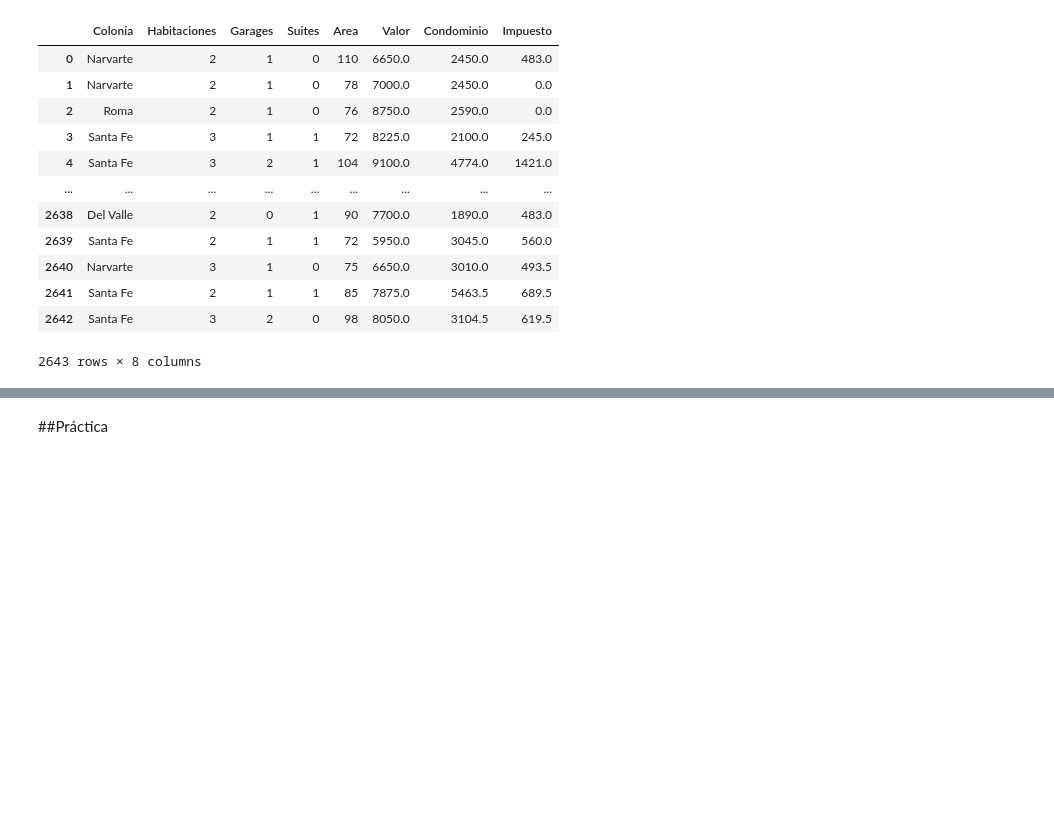
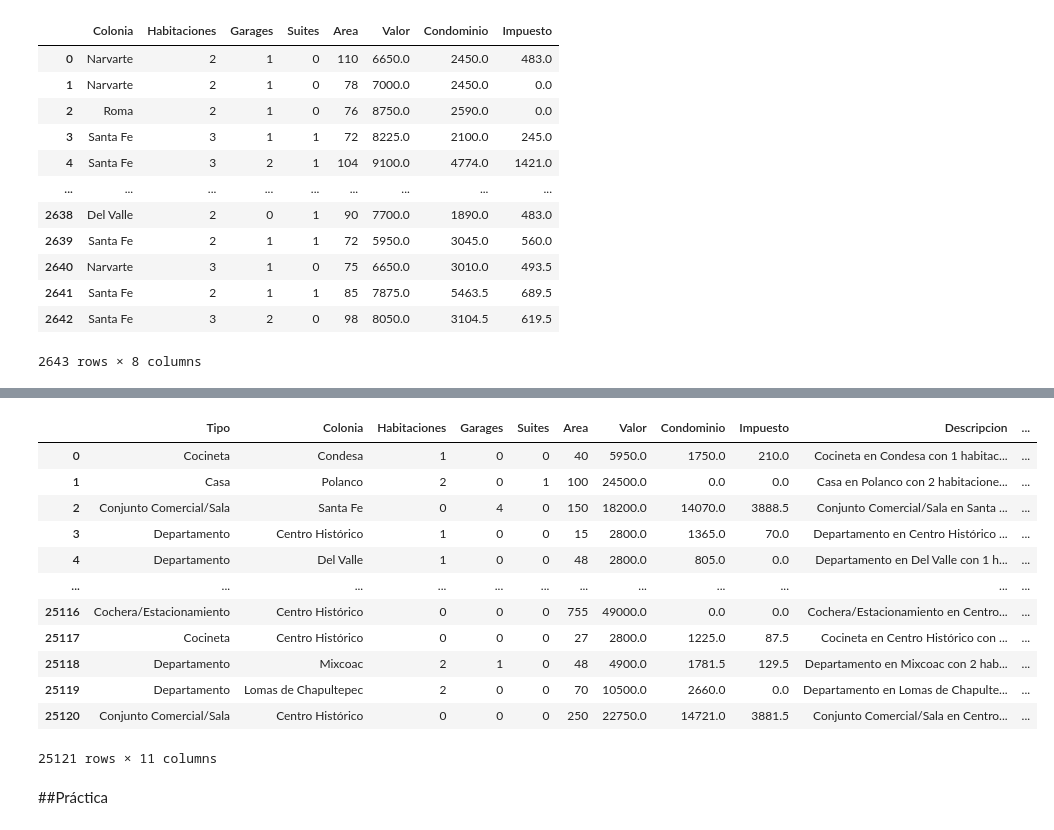
Before and after one commit to AenimaLabs/2061-pandas-conociendo-la-biblioteca, a Jupyter notebook: inmuebles_cdmx.ipynb, the cells around one changed output, grey strips where cells are left out. Drawn from its saved outputs; the diff is of its cells as text; code cells hidden in the pictures; blank space fills up the shorter version.

```diff
--- a/inmuebles_cdmx.ipynb
+++ b/inmuebles_cdmx.ipynb
@@ -797,0 +830,3 @@ pd.read_csv("/content/drive/MyDrive/deptos_2dormitorios_menor10500_mayor70m2.csv
+# %%
+datos_sin_nulos["Descripcion"] = datos_sin_nulos["Tipo"] + " en " + datos_sin_nulos["Colonia"] + " con " + datos_sin_nulos["Habitaciones"].astype(str) + " habitaciones y " + datos_sin_nulos["Garages"].astype(str) + " plazas de estacionamiento"
+datos_sin_nulos.head()
@@ -797,0 +840,3 @@ pd.read_csv("/content/drive/MyDrive/deptos_2dormitorios_menor10500_mayor70m2.csv
+# %%
+datos_sin_nulos["Tiene_suite"] = datos_sin_nulos["Suites"].apply(lambda x: "Sí" if x > 0 else "No")
+datos_sin_nulos.head()
@@ -798,3 +850,20 @@ pd.read_csv("/content/drive/MyDrive/deptos_2dormitorios_menor10500_mayor70m2.csv
+# %%
+datos_sin_nulos.to_csv("/content/drive/MyDrive/datos_sin_nulos_columnas.csv", index=False)
+pd.read_csv("/content/drive/MyDrive/datos_sin_nulos_columnas.csv")
+# %% [output]
+|  | Tipo | Colonia | Habitaciones | Garages | Suites | Area | Valor | Condominio | Impuesto | Descripcion | ... |
+| 0 | Cocineta | Condesa | 1 | 0 | 0 | 40 | 5950.0 | 1750.0 | 210.0 | Cocineta en Condesa con 1 habitac... | ... |
+| 1 | Casa | Polanco | 2 | 0 | 1 | 100 | 24500.0 | 0.0 | 0.0 | Casa en Polanco con 2 habitacione... | ... |
+| 2 | Conjunto Comercial/Sala | Santa Fe | 0 | 4 | 0 | 150 | 18200.0 | 14070.0 | 3888.5 | Conjunto Comercial/Sala en Santa ... | ... |
+| 3 | Departamento | Centro Histórico | 1 | 0 | 0 | 15 | 2800.0 | 1365.0 | 70.0 | Departamento en Centro Histórico ... | ... |
+| 4 | Departamento | Del Valle | 1 | 0 | 0 | 48 | 2800.0 | 805.0 | 0.0 | Departamento en Del Valle con 1 h... | ... |
+| ... | ... | ... | ... | ... | ... | ... | ... | ... | ... | ... | ... |
+| 25116 | Cochera/Estacionamiento | Centro Histórico | 0 | 0 | 0 | 755 | 49000.0 | 0.0 | 0.0 | Cochera/Estacionamiento en Centro... | ... |
+| 25117 | Cocineta | Centro Histórico | 0 | 0 | 0 | 27 | 2800.0 | 1225.0 | 87.5 | Cocineta en Centro Histórico con ... | ... |
+| 25118 | Departamento | Mixcoac | 2 | 1 | 0 | 48 | 4900.0 | 1781.5 | 129.5 | Departamento en Mixcoac con 2 hab... | ... |
+| 25119 | Departamento | Lomas de Chapultepec | 2 | 0 | 0 | 70 | 10500.0 | 2660.0 | 0.0 | Departamento en Lomas de Chapulte... | ... |
+| 25120 | Conjunto Comercial/Sala | Centro Histórico | 0 | 0 | 0 | 250 | 22750.0 | 14721.0 | 3881.5 | Conjunto Comercial/Sala en Centro... | ... |
+25121 rows × 11 columns
 # %% [markdown]
 ##Práctica
 # %%
```
Also changed, not shown: parts of 23 cells of this notebook.
